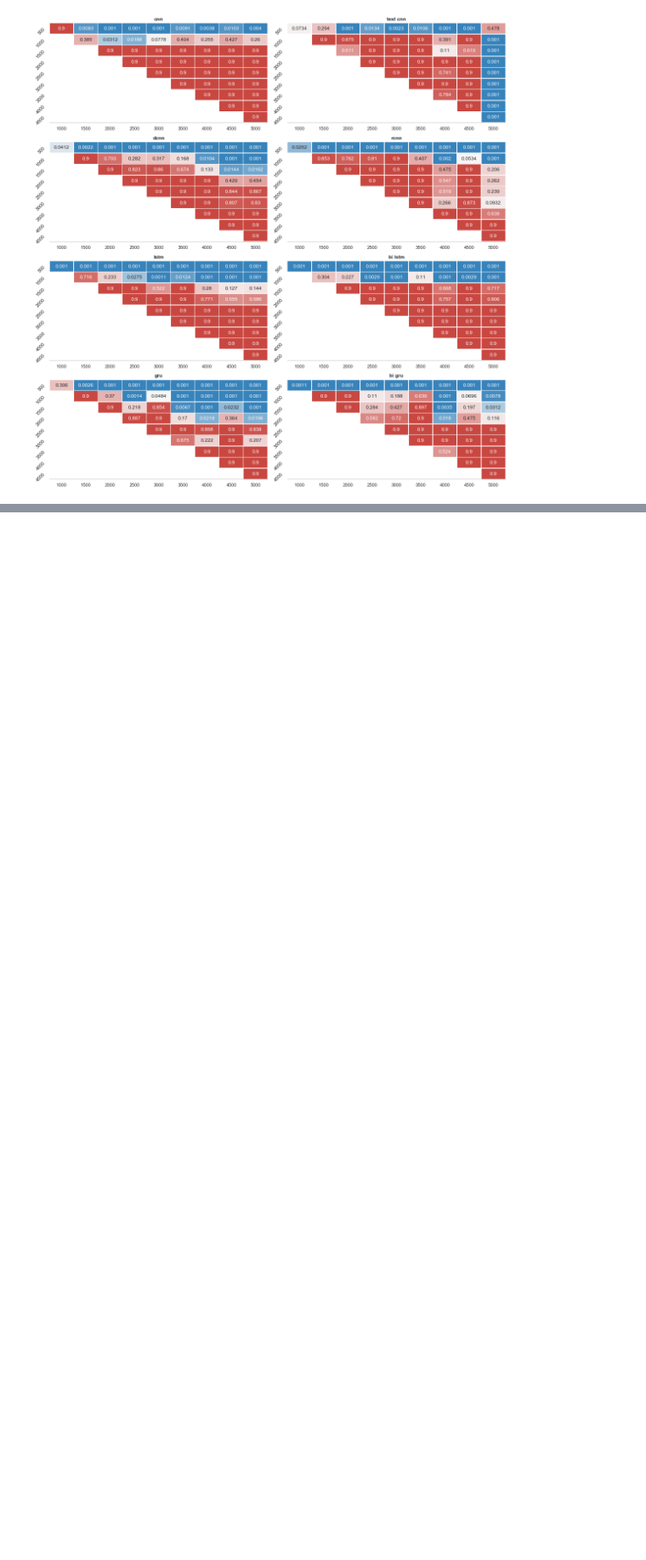
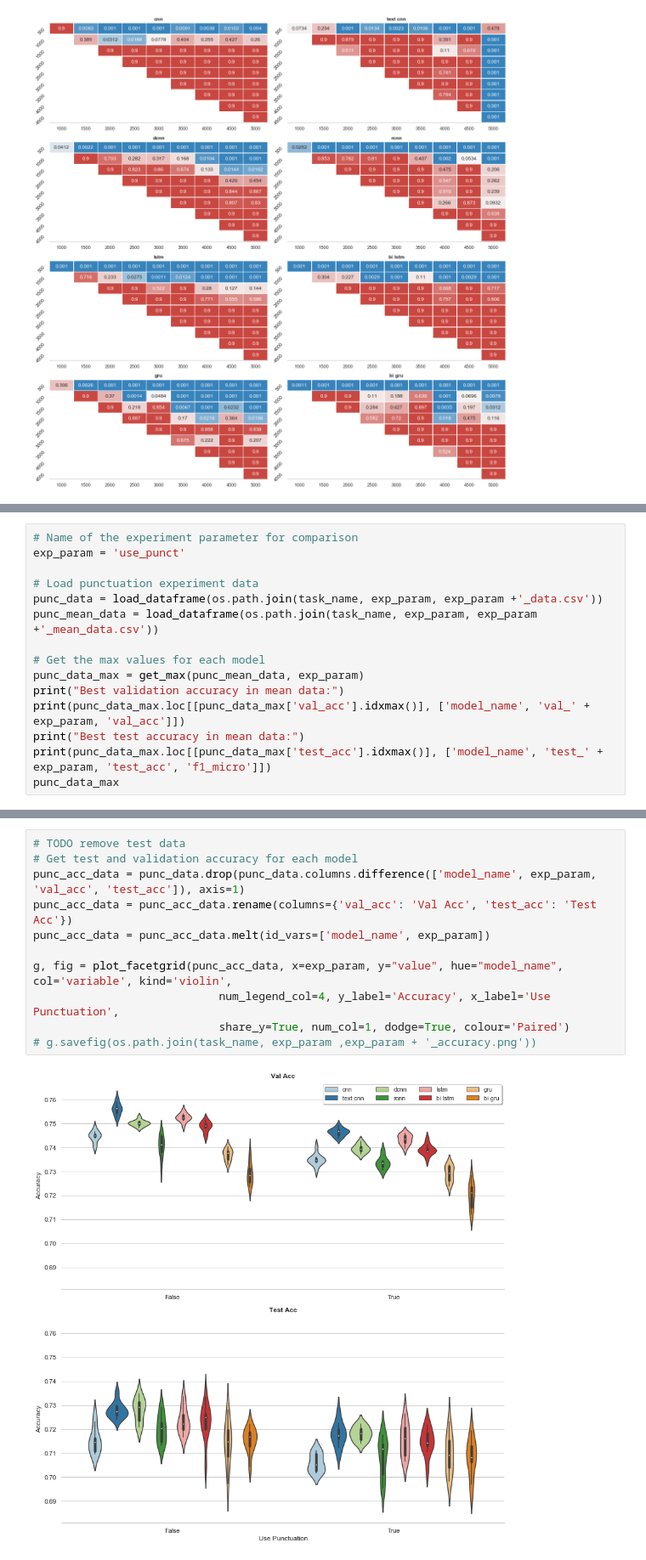
Before and after one commit to NathanDuran/Sentence-Encoding-for-DA-Classification, a Jupyter notebook: data_processing/results.ipynb, the cells around one changed output, grey strips where cells are left out. Shown at 85% size. Drawn from its saved outputs; the diff is of its cells as text; blank space fills up the shorter version.

```diff
--- a/data_processing/results.ipynb
+++ b/data_processing/results.ipynb
@@ -146,0 +289,15 @@ g, fig = plot_facetgrid(tukey_frame, x='group1', y='group2', hue='p-value', col=
+# %%
+# Name of the experiment parameter for comparison
+exp_param = 'use_punct'
+
+# Load punctuation experiment data
+punc_data = load_dataframe(os.path.join(task_name, exp_param, exp_param +'_data.csv'))
+punc_mean_data = load_dataframe(os.path.join(task_name, exp_param, exp_param +'_mean_data.csv'))
+
+# Get the max values for each model
+punc_data_max = get_max(punc_mean_data, exp_param)
+print("Best validation accuracy in mean data:")
+print(punc_data_max.loc[[punc_data_max['val_acc'].idxmax()], ['model_name', 'val_' + exp_param, 'val_acc']])
+print("Best test accuracy in mean data:")
+print(punc_data_max.loc[[punc_data_max['test_acc'].idxmax()], ['model_name', 'test_' + exp_param, 'test_acc', 'f1_micro']])
+punc_data_max
@@ -146,0 +322,13 @@ g, fig = plot_facetgrid(tukey_frame, x='group1', y='group2', hue='p-value', col=
+# %%
+# TODO remove test data
+# Get test and validation accuracy for each model
+punc_acc_data = punc_data.drop(punc_data.columns.difference(['model_name', exp_param, 'val_acc', 'test_acc']), axis=1)
+punc_acc_data = punc_acc_data.rename(columns={'val_acc': 'Val Acc', 'test_acc': 'Test Acc'})
+punc_acc_data = punc_acc_data.melt(id_vars=['model_name', exp_param])
+
+g, fig = plot_facetgrid(punc_acc_data, x=exp_param, y="value", hue="model_name", col='variable', kind='violin',
+                            num_legend_col=4, y_label='Accuracy', x_label='Use Punctuation',
+                            share_y=True, num_col=1, dodge=True, colour='Paired')
+# g.savefig(os.path.join(task_name, exp_param ,exp_param + '_accuracy.png'))
+# %% [output]
+[figure, added]
```
Also changed, not shown: parts of 23 cells of this notebook, 1 other file.
